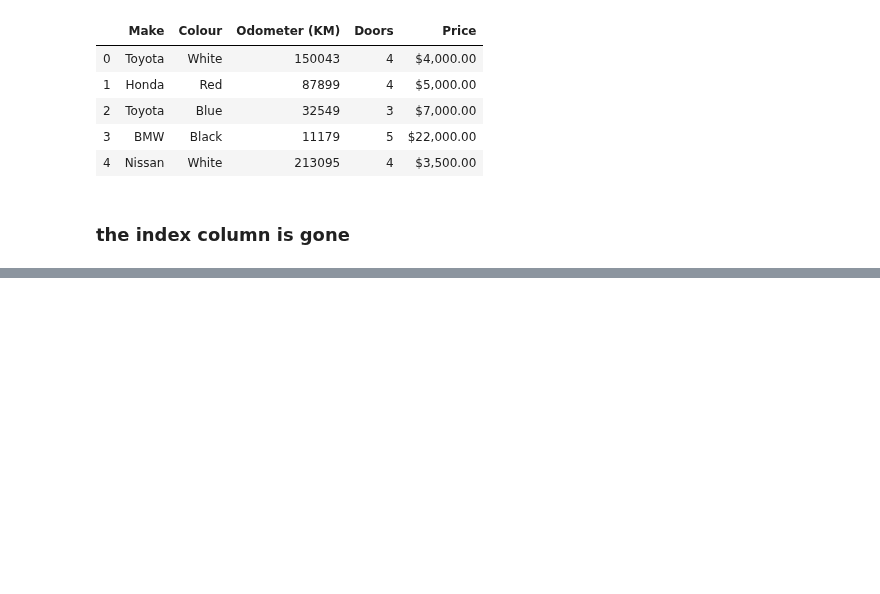
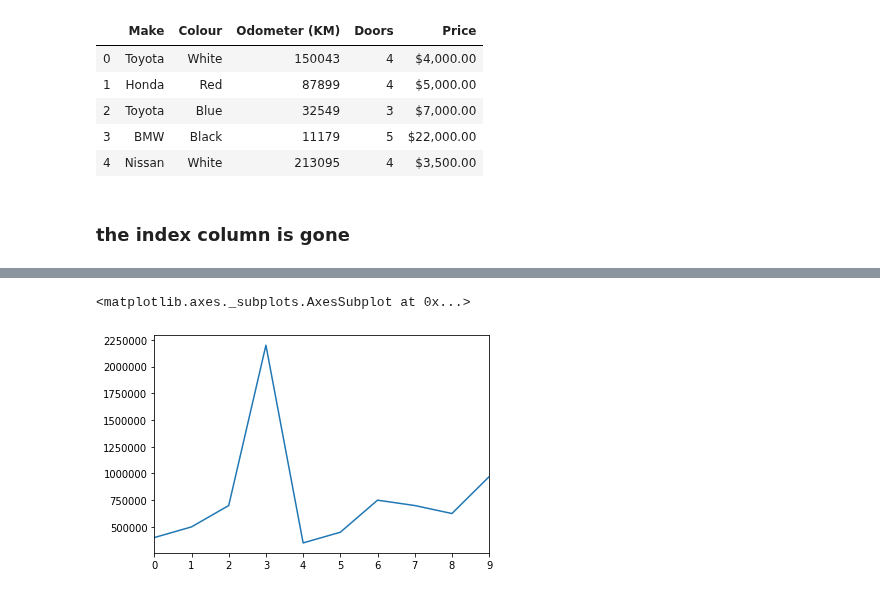
Before and after one commit to Vikas-KM/machine-learning, a Jupyter notebook: Practice/Pandas.ipynb, the cells around one changed output, grey strips where cells are left out. Saved outputs shown, nothing was run; the diff lists cells and outputs as text; code cells hidden in the pictures; blank space fills up the shorter version.

```diff
--- a/Practice/Pandas.ipynb
+++ b/Practice/Pandas.ipynb
@@ -132,0 +406,2 @@ car_sales_exported.head()
+# %%
+car_sales['Price'] = car_sales['Price'].str.replace('[\$\,\.]','').astype(int)
@@ -132,0 +433,2 @@ car_sales_exported.head()
+# %%
+car_sales['Price'] = car_sales['Price'].replace('[\$\,\.]','', regex=True).astype(int)
@@ -132,0 +449,5 @@ car_sales_exported.head()
+# %%
+car_sales['Price'].plot()
+# %% [output]
+<matplotlib.axes._subplots.AxesSubplot at 0x...>
+[figure, added]
```
Also changed, not shown: parts of 54 cells of this notebook, 1 other file.
